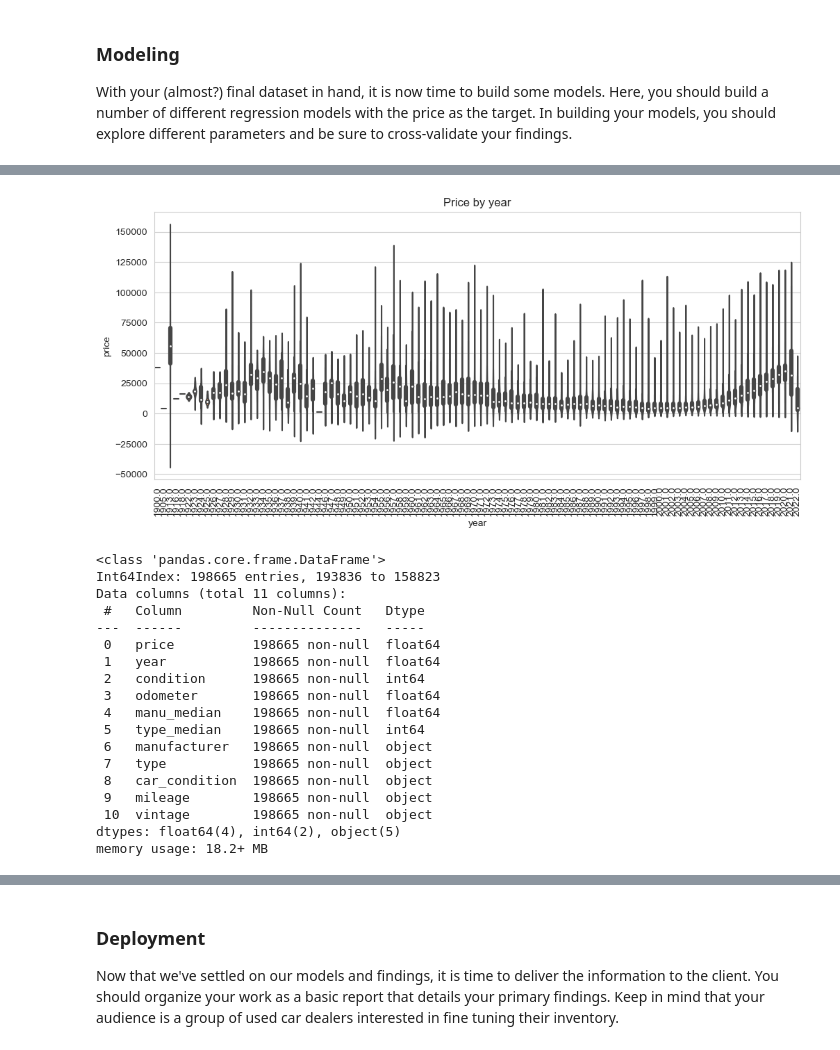
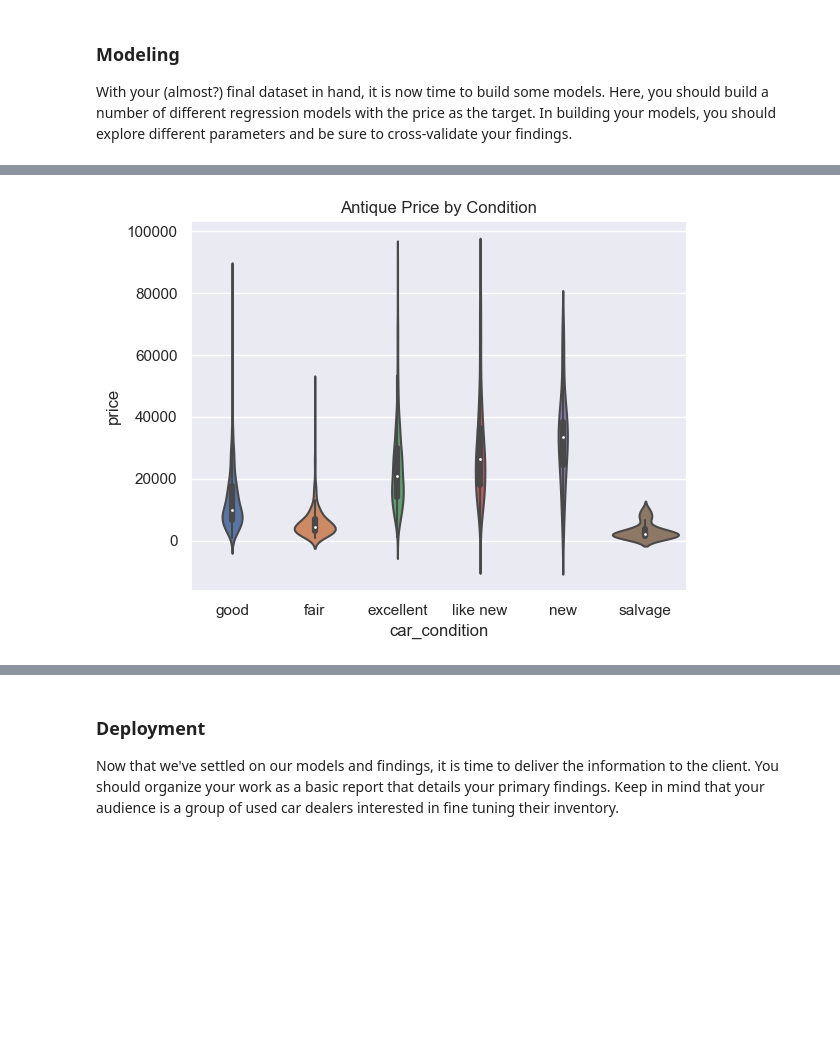
Before and after one commit to JOSHUAGITBERG/auto_price_predictor, a Jupyter notebook: auto_price_predictor.ipynb, the cells around one changed output, grey strips where cells are left out. Saved outputs shown, nothing was run; the diff lists cells and outputs as text; code cells hidden in the pictures; blank space fills up the shorter version.

```diff
--- a/auto_price_predictor.ipynb
+++ b/auto_price_predictor.ipynb
@@ -485,6 +481,8 @@ done!
 # %%
 # Convert new columns to int
 auto['type_median']=auto['type_median'].astype(int)
+auto['manu_median']=auto['manu_median'].astype(int)
+auto['year']=auto['year'].astype(int)
 # %%
 # remove lower end outliers
 # assume cars that cost less than $500 are outliers or out of scope for targeted resale bc profits are small
@@ -740,10 +780,10 @@ df_final['mileage']=df_final.apply(lambda x: getmilage(x['odometer']),axis=1)
 # %%
 #Convert Year into categorical vintage column for presentation and analysis
 def getdecade(x):
-    if x >= 1920 and x <= 1959:
+    if x >= 1900 and x <= 1959:
         return "Artisan Antique"
     if x >= 1960 and x <= 1980:
-        return "Classic"
+        return "Classic Antique"
     if x > 1980 and x <= 1998:
         return "Modern Antique"
     if x > 1998 and x <= 2013:
@@ -849,0 +981,6 @@ cohort=df_final.query()
+# %%
+vints=["Classic Antique","Artisan Antique"]
+#vints=["Classic Antique"]
+
+old_mint=df_final.query('vintage in @vints')
+print(old_mint.head())
@@ -850,27 +1022,4 @@ cohort=df_final.query()
 # %%
-ax13 = plt.figure(figsize=(12, 5))
-ax13=sns.violinplot(data=df_final,x='year',y='price').set(title='Price by year')
-plt.xticks(rotation=90);
+axv=sns.violinplot(data=old_mint,x='car_condition',y='price').set(title='Antique Price by Condition')
 # %% [output]
-[figure, old version]
+[figure, new version]
-# %%
-df_final.info()
-# %% [output]
-<class 'pandas.core.frame.DataFrame'>
-Int64Index: 198665 entries, 193836 to 158823
-Data columns (total 11 columns):
- #   Column         Non-Null Count   Dtype
----  ------         --------------   -----
- 0   price          198665 non-null  float64
- 1   year           198665 non-null  float64
- 2   condition      198665 non-null  int64
- 3   odometer       198665 non-null  float64
- 4   manu_median    198665 non-null  float64
- 5   type_median    198665 non-null  int64
- 6   manufacturer   198665 non-null  object
- 7   type           198665 non-null  object
- 8   car_condition  198665 non-null  object
- 9   mileage        198665 non-null  object
- 10  vintage        198665 non-null  object
-dtypes: float64(4), int64(2), object(5)
-memory usage: 18.2+ MB
```
Also changed, not shown: parts of 85 cells of this notebook, 13 other files.
